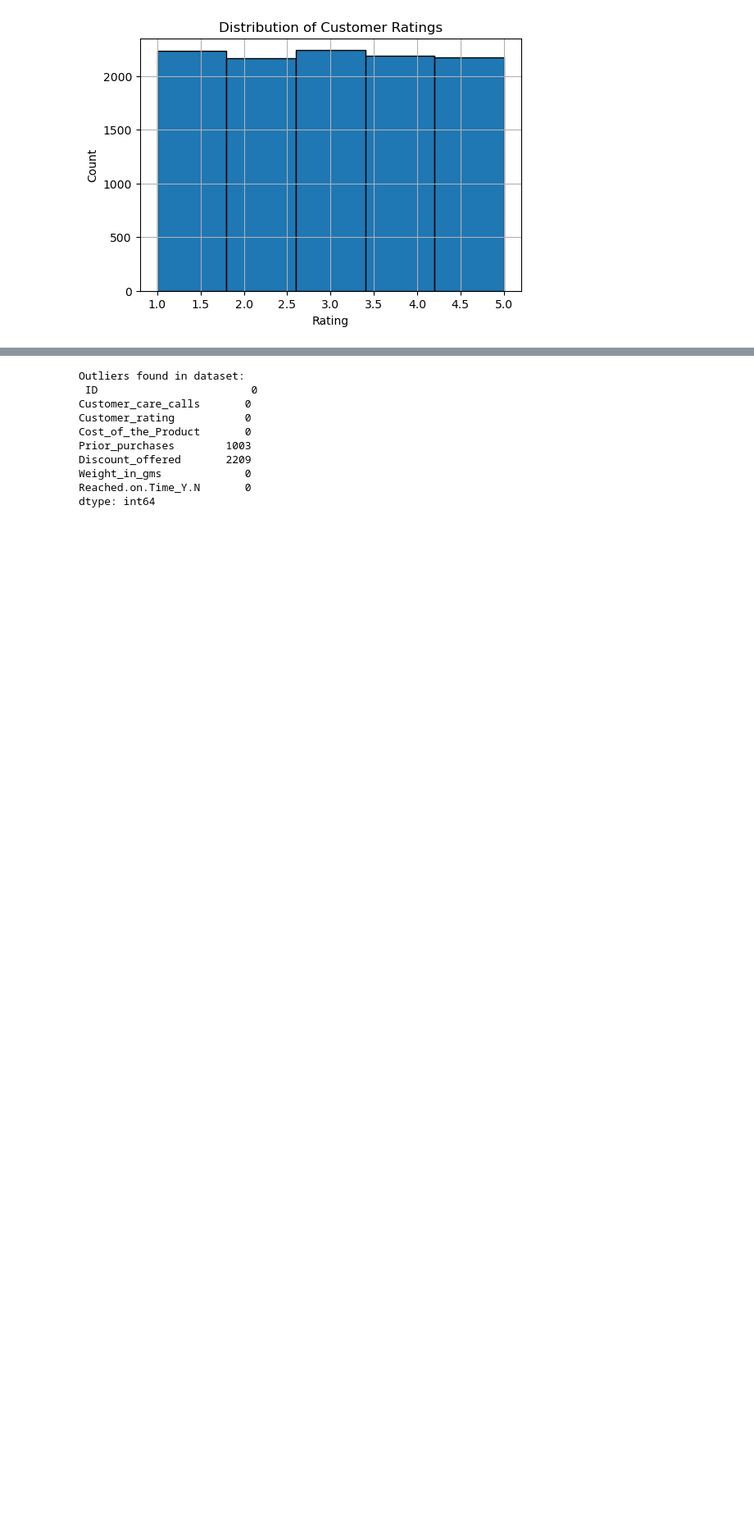
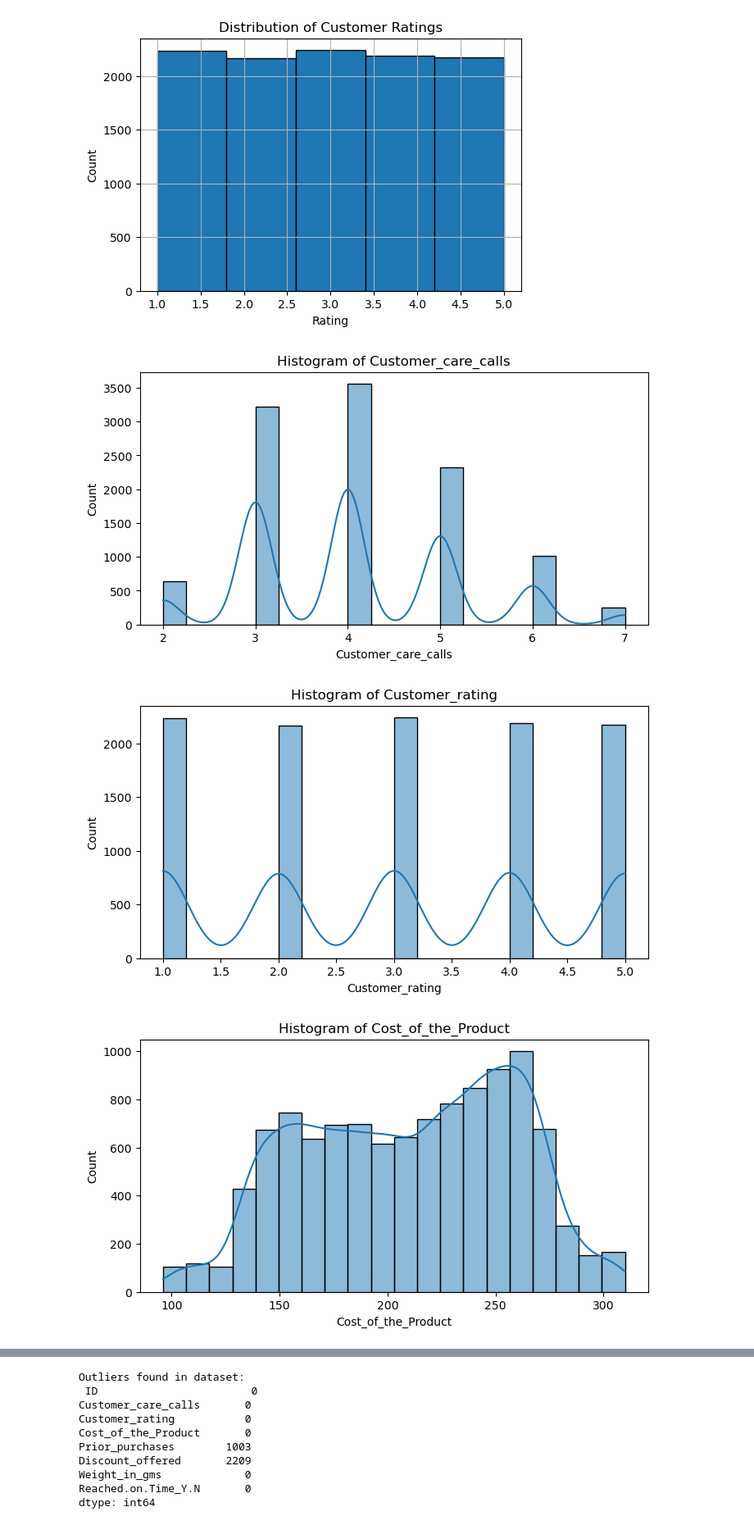
Before and after one commit to SpringBoard782/AI_Shipment_Sure_Infosys_Project, a Jupyter notebook: Milestone1/infosys.ipynb, the cells around one changed output, grey strips where cells are left out. Shown at 82% size. Saved outputs shown, nothing was run; the diff lists cells and outputs as text; code cells hidden in the pictures; blank space fills up the shorter version.

```diff
--- a/Milestone1/infosys.ipynb
+++ b/Milestone1/infosys.ipynb
@@ -303,3 +307,15 @@ plt.ylabel("Count")
 plt.show()
 # %% [output]
 [figure]
+# %%
+num_cols = ['Customer_care_calls', 'Customer_rating', 'Cost_of_the_Product', 'Prior_purchases', 'Discount_offered', 'Weight_in_gms']
+
+for col in num_cols:
+    plt.figure(figsize=(8,4))
+    sns.histplot(df[col], bins=20, kde=True)
+    plt.title(f'Histogram of {col}')
+    plt.show()
+# %% [output]
+[figure, added]
+[figure, added]
+[figure, added]
```
Also changed, not shown: parts of 57 cells of this notebook.
